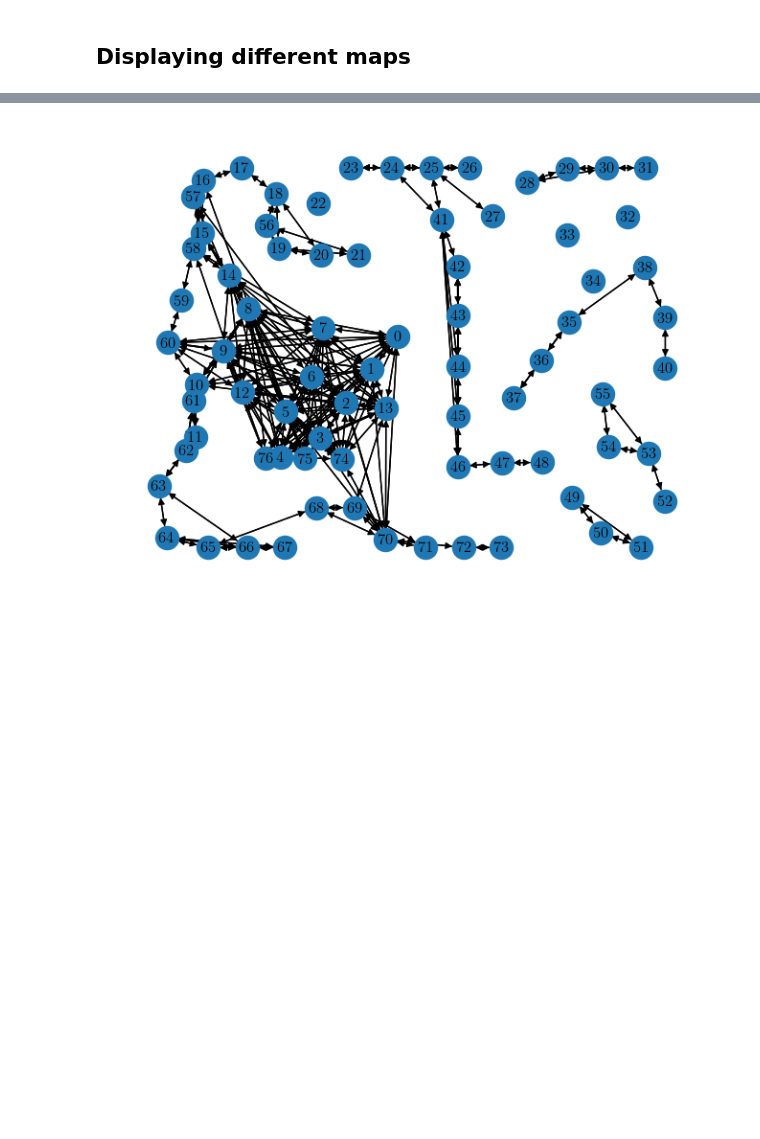
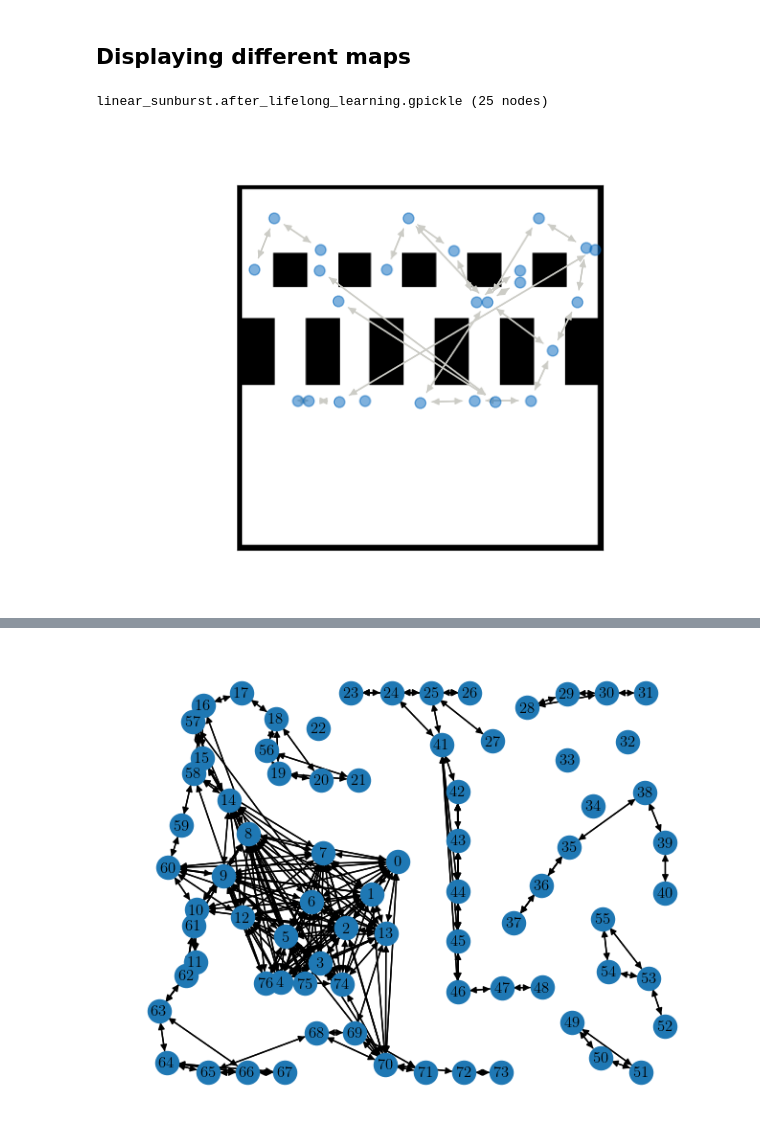
Before and after one commit to Warggr/bio-inspired-navigation, a Jupyter notebook: scripts/show_cogmaps.ipynb, the cells around one changed output, grey strips where cells are left out. Cells and saved outputs as stored; diff of their text form; code cells hidden in the pictures; blank space fills up the shorter version.

```diff
--- a/scripts/show_cogmaps.ipynb
+++ b/scripts/show_cogmaps.ipynb
@@ -10,4 +13,9 @@ def draw_map(file, env_model):
     cognitive_map = LifelongCognitiveMap(reachability_estimator=None, load_data_from=file, debug=False)
     print(f"{file} ({len(cognitive_map.node_network.nodes)} nodes)")
     plot.plotTrajectoryInEnvironment(env_model=env_model, cognitive_map=cognitive_map, trajectory=False)
+# %%
+draw_map("linear_sunburst.after_lifelong_learning.gpickle", "linear_sunburst")
+# %% [output]
+linear_sunburst.after_lifelong_learning.gpickle (25 nodes)
+[figure, added]
 # %%
```
Also changed, not shown: parts of 26 cells of this notebook.
